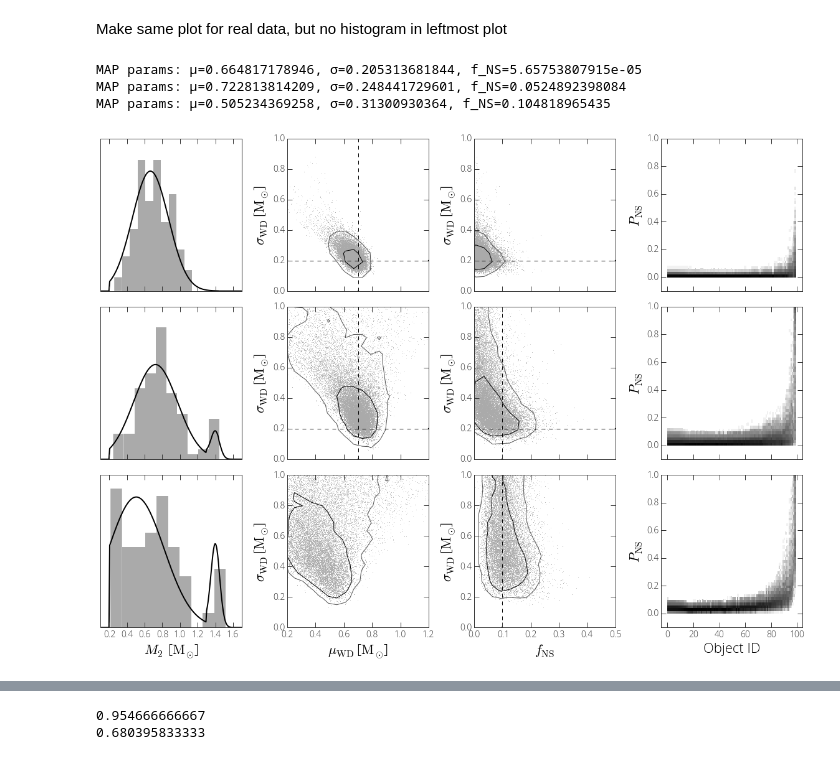
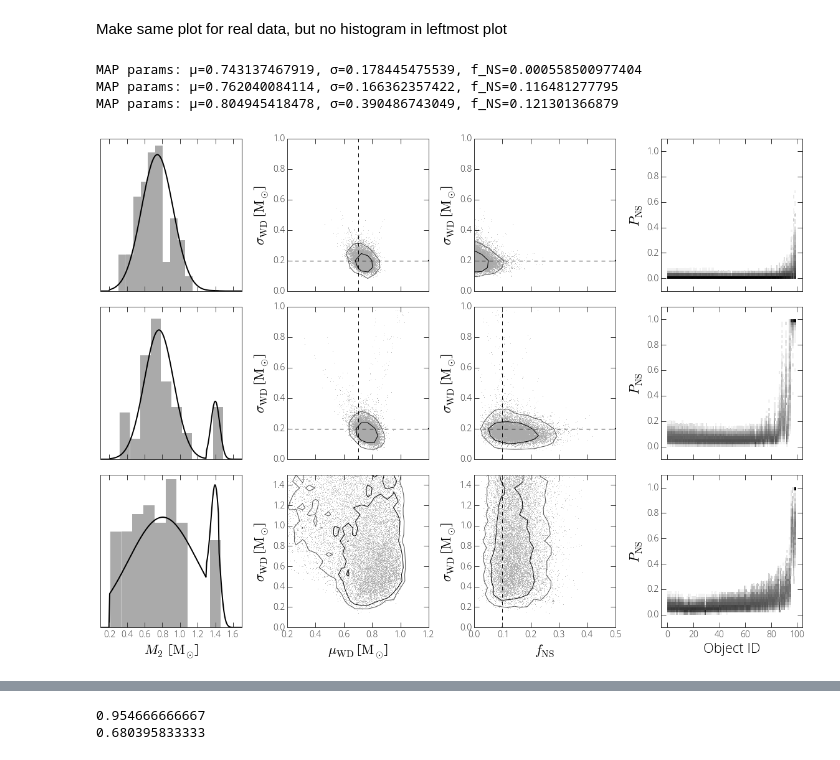
Before and after one commit to adrn/tilt-shift, a Jupyter notebook: notebooks/Paper figures.ipynb, the cells around one changed output, grey strips where cells are left out. Drawn from its saved outputs; the diff is of its cells as text; code cells hidden in the pictures.

Commit message:
new test data plots

```diff
--- a/notebooks/Paper figures.ipynb
+++ b/notebooks/Paper figures.ipynb
@@ -517,6 +473,0 @@ def sample_model_mf(mean_WD, stddev_WD, bounds_WD, f_NS, N=10000):
-# %%
-bins = np.linspace(0.1, 2., 20)
-plt.hist(sample_model_mf(0.5, 0.5, (0.2,1.44), f_NS=0.3, N=10000), normed=True, alpha=0.4, bins=bins);
-plt.hist(sample_model_mf(0.5, 0.5, (0.2,1.44), f_NS=0., N=10000), normed=True, alpha=0.4, bins=bins);
-plt.hist(sample_model_mf(0.5, 0.5, (0.2,1.44), f_NS=1., N=10000), normed=True, alpha=0.4, bins=bins);
-#plt.hist(mf, normed=True, alpha=0.4, bins=bins);
@@ -528,6 +474,7 @@ plt.hist(sample_model_mf(0.5, 0.5, (0.2,1.44), f_NS=1., N=10000), normed=True, a
 # %%
 if not os.path.exists("sampler_real_data.pickle"):
-    sampler_real_data = run_inference(mf, m1=elm_WD['m1'], bounds_WD=(0.2,1.44), nburn=500, nsteps=2000)
+    sampler_real_data = run_inference(np.array(mf), m1=np.array(elm_WD['m1']),
+                                      bounds_WD=(0.2,1.44), nburn=500, nsteps=2000)
 
     with open("sampler_real_data.pickle","w") as f:
         cPickle.dump(sampler_real_data, f)
@@ -582,7 +529,7 @@ def model(pars_WD, pars_NS):
 # %%
 def NS_prob(pars_WD, f_NS, mf, m1, bounds_WD=(0.2,1.44)):
     p = (pars_WD['mean'], pars_WD['stddev'], f_NS)
-    P_WD,P_NS = likelihood(p, mf, m1, bounds_WD)
+    P_WD,P_NS = likelihood(p, np.array(mf), np.array(m1), bounds_WD)
     return P_NS / (P_WD + P_NS)
 # %% [markdown]
 Make same plot for real data, but no histogram in leftmost plot
@@ -647,7 +594,9 @@ def sigma_contour(x, y, bins=None, ax=None, levels=None, contourf=False, **conto
 
     return fig
 
-def four_panel(axes, data, sampler, plot_samples=False):
+def four_panel(axes, data, sampler, plot_samples=False, mu_lim=(0.2,1.2), sigma_lim=(0.,1.)):
+    contour_bins = 27
+
     map_idx = sampler.flatlnprobability.argmax()
     mean_WD,stddev_WD,f_NS = sampler.flatchain[map_idx]
     print("MAP params: μ={}, σ={}, f_NS={}".format(mean_WD,stddev_WD,f_NS))
@@ -675,30 +624,25 @@ def four_panel(axes, data, sampler, plot_samples=False):
     axes[0].yaxis.set_visible(False)
 
     # Second panel
-    xbins = np.linspace(0.1,1.3,21)
-    ybins = np.linspace(0.,1.1,21)
+    xbins = np.linspace(mu_lim[0]-0.1,mu_lim[1]+0.1,contour_bins)
+    ybins = np.linspace(sigma_lim[0]-0.1,sigma_lim[1]+0.1,contour_bins)
     axes[1].plot(sampler.flatchain[:,0], sampler.flatchain[:,1], marker=',', alpha=0.5,
                  color='#aaaaaa', linestyle='none', zorder=-10)
     sigma_contour(sampler.flatchain[:,0], sampler.flatchain[:,1], bins=(xbins,ybins),
                   ax=axes[1], contourf=False, levels=[0.683,0.955], colors=["#000000","#555555"])
-    axes[1].set_xlim(0.2,1.2)
-    axes[1].set_ylim(0.,1.)
+    axes[1].set_xlim(*mu_lim)
+    axes[1].set_ylim(*sigma_lim)
     axes[1].set_ylabel(r"$\sigma_{\rm WD}$ [${\rm M}_\odot$]")
 
     # Third panel
-#     bins = np.linspace(0, 0.5, 25)
-#     axes[2].hist(sampler.flatchain[:,2], bins=bins, color="#aaaaaa")
-#     axes[2].set_xlim(0,0.5)
-#     axes[2].yaxis.set_visible(False)
-
-    xbins = np.linspace(-0.1,0.5,21)
-    ybins = np.linspace(0.,1.1,21)
+    xbins = np.linspace(-0.1,0.5,contour_bins)
+    ybins = np.linspace(sigma_lim[0]-0.1,sigma_lim[1]+0.1,contour_bins)
     axes[2].plot(sampler.flatchain[:,2], sampler.flatchain[:,1], marker=',', alpha=0.5,
                  color='#aaaaaa', linestyle='none', zorder=-10)
     sigma_contour(sampler.flatchain[:,2], sampler.flatchain[:,1], bins=(xbins,ybins),
                   ax=axes[2], contourf=False, levels=[0.683,0.955], colors=["#000000","#555555"])
     axes[2].set_xlim(0.,0.5)
-    axes[2].set_ylim(0.,1.)
+    axes[2].set_ylim(*sigma_lim)
     axes[2].set_ylabel(r"$\sigma_{\rm WD}$ [${\rm M}_\odot$]")
 
     # Fourth panel
@@ -718,7 +662,7 @@ def four_panel(axes, data, sampler, plot_samples=False):
 
     buff = int(len(data['mf'])*0.05)
     axes[3].set_xlim(-buff,len(data['mf'])+buff-1)
-    axes[3].set_ylim(-0.1,1)
+    axes[3].set_ylim(-0.1,1.1)
     axes[3].set_ylabel(r'$P_{\rm NS}$')
 
     for ax in axes:
@@ -727,35 +671,39 @@ def four_panel(axes, data, sampler, plot_samples=False):
 # %%
 fig,all_axes = plt.subplots(3,4,figsize=(16,12),sharex='col')
 for i,test_name in enumerate(test_data.keys()):
     axes = all_axes[i]
     data = test_data[test_name]
     sampler = samplers[test_name]
     pars = test_params[test_name]
 
-    four_panel(axes, data, sampler)
+    if i == 2:
+        four_panel(axes, data, sampler, sigma_lim=(0.,1.5))
+    else:
+        four_panel(axes, data, sampler)
+
     axes[0].hist(data['true_m2'], normed=True, color="#aaaaaa")
     # axes[2].axvline(pars['f_NS'], color='#31a354', linewidth=2.)
     axes[2].axvline(pars['f_NS'], color='k', linewidth=1., linestyle='--')
 
     if pars.has_key('mean_WD'):
         axes[1].axhline(pars['stddev_WD'], color='k', linewidth=1., linestyle='--')
         axes[1].axvline(pars['mean_WD'], color='k', linewidth=1., linestyle='--')
         axes[2].axhline(pars['stddev_WD'], color='k', linewidth=1., linestyle='--')
 
     if i == 2:
         axes[0].set_xlabel(r'$M_2$ [${\rm M}_\odot$]')
         axes[1].set_xlabel(r"$\mu_{\rm WD}$ [${\rm M}_\odot$]")
         axes[2].set_xlabel(r'$f_{\rm NS}$')
         # axes[3].set_xlabel(r'$m_f$ [${\rm M}_\odot$]')
         axes[3].set_xlabel(r'Object ID')
 
 fig.tight_layout()
-fig.savefig("../documents/letter/many-panel.pdf")
+# fig.savefig("../documents/letter/many-panel.pdf")
 # %% [output]
-MAP params: μ=0.664817178946, σ=0.205313681844, f_NS=5.65753807915e-05
-MAP params: μ=0.722813814209, σ=0.248441729601, f_NS=0.0524892398084
-MAP params: μ=0.505234369258, σ=0.31300930364, f_NS=0.104818965435
+MAP params: μ=0.743137467919, σ=0.178445475539, f_NS=0.000558500977404
+MAP params: μ=0.762040084114, σ=0.166362357422, f_NS=0.116481277795
+MAP params: μ=0.804945418478, σ=0.390486743049, f_NS=0.121301366879
-[figure, old version]
+[figure, new version]
 # %%
 fig,axes = plt.subplots(1,4,figsize=(16,4.5))
 
```
Also changed, not shown: parts of 29 cells of this notebook, 1 other file.
